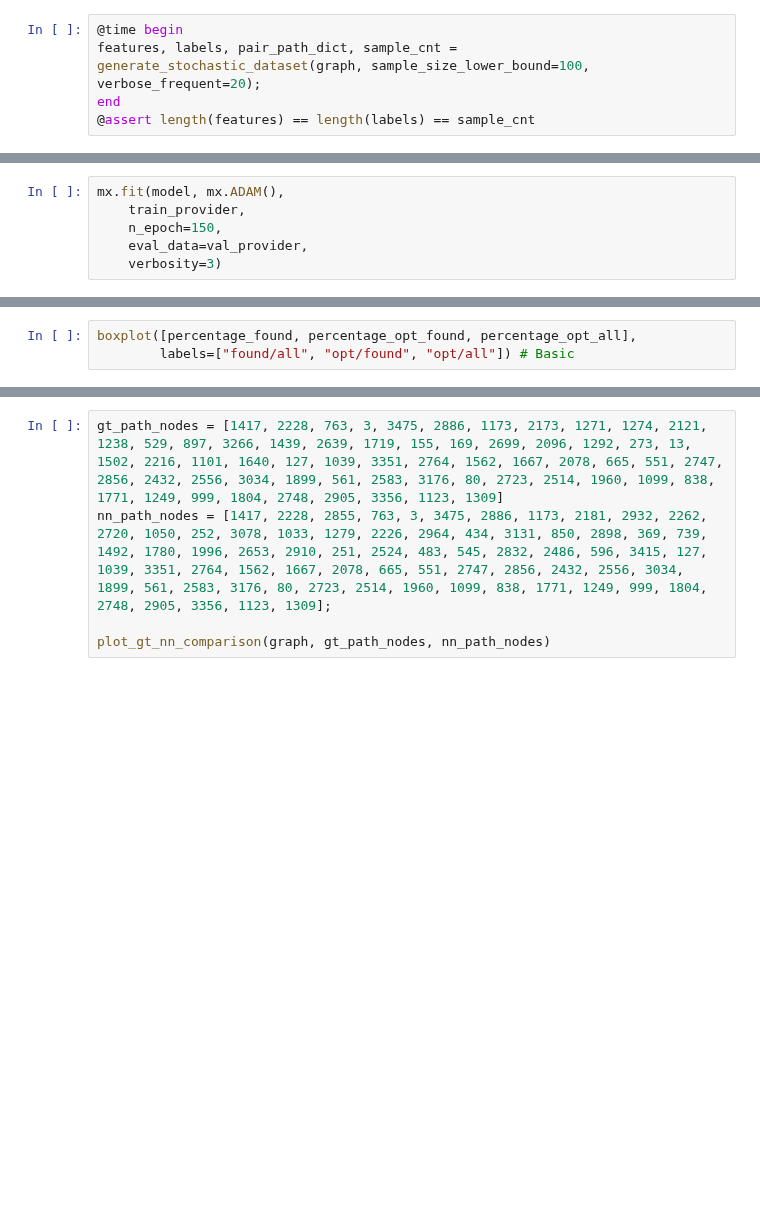
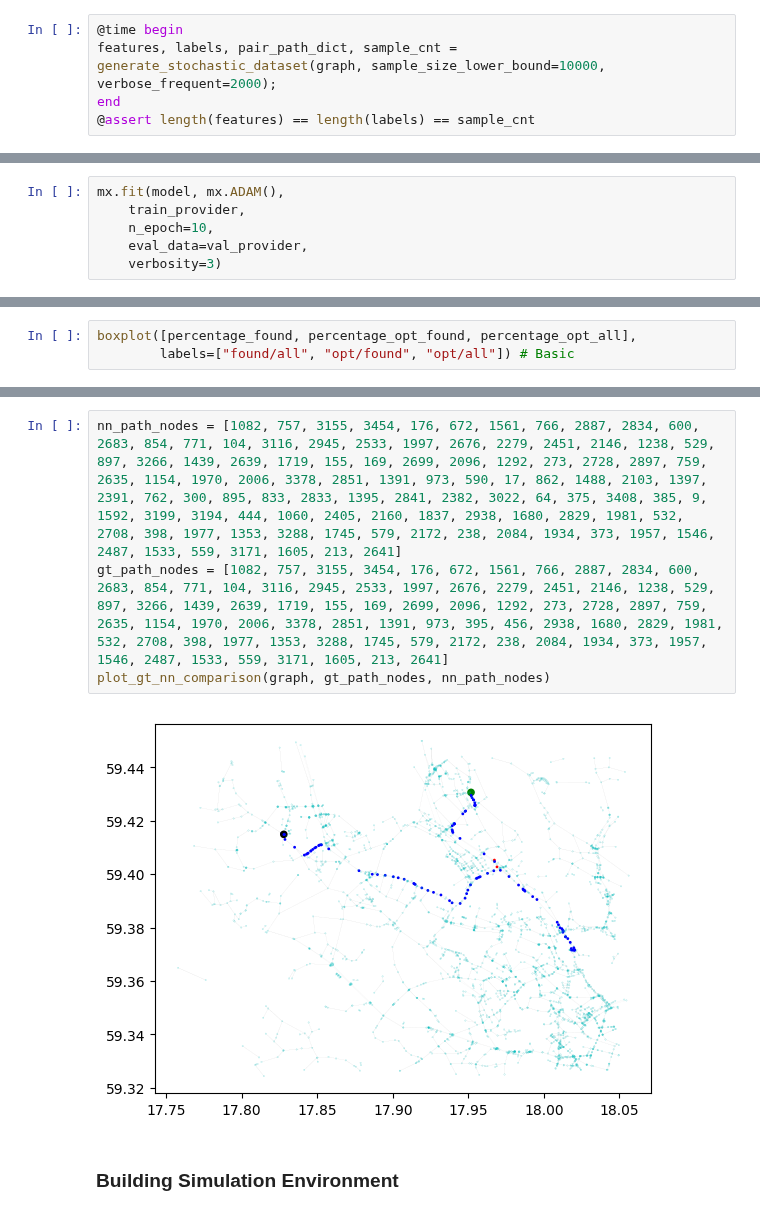
Before and after one commit to zhoutianyu16tue/PathFinder, a Jupyter notebook: julia_nb/osm/julia_dijkstra_path_finder.ipynb, the cells around one changed output, grey strips where cells are left out. Drawn from its saved outputs; the diff is of its cells as text; blank space fills up the shorter version.

Commit message:
building sim env

```diff
--- a/julia_nb/osm/julia_dijkstra_path_finder.ipynb
+++ b/julia_nb/osm/julia_dijkstra_path_finder.ipynb
@@ -245,7 +229,7 @@ end
 generate_stochastic_dataset (generic function with 1 method)
 # %%
 @time begin
-features, labels, pair_path_dict, sample_cnt = generate_stochastic_dataset(graph, sample_size_lower_bound=100, verbose_frequent=20);
+features, labels, pair_path_dict, sample_cnt = generate_stochastic_dataset(graph, sample_size_lower_bound=10000, verbose_frequent=2000);
 end
 @assert length(features) == length(labels) == sample_cnt
 # %% [output]
@@ -369,7 +359,7 @@ model = build_model(mx.gpu())
 # %%
 mx.fit(model, mx.ADAM(),
     train_provider,
-    n_epoch=150,
+    n_epoch=10,
     eval_data=val_provider,
     verbosity=3)
 # %%
@@ -599,5 +603,8 @@ end
-# %%
-gt_path_nodes = [1417, 2228, 763, 3, 3475, 2886, 1173, 2173, 1271, 1274, 2121, 1238, 529, 897, 3266, 1439, 2639, 1719, 155, 169, 2699, 2096, 1292, 273, 13, 1502, 2216, 1101, 1640, 127, 1039, 3351, 2764, 1562, 1667, 2078, 665, 551, 2747, 2856, 2432, 2556, 3034, 1899, 561, 2583, 3176, 80, 2723, 2514, 1960, 1099, 838, 1771, 1249, 999, 1804, 2748, 2905, 3356, 1123, 1309]
-nn_path_nodes = [1417, 2228, 2855, 763, 3, 3475, 2886, 1173, 2181, 2932, 2262, 2720, 1050, 252, 3078, 1033, 1279, 2226, 2964, 434, 3131, 850, 2898, 369, 739, 1492, 1780, 1996, 2653, 2910, 251, 2524, 483, 545, 2832, 2486, 596, 3415, 127, 1039, 3351, 2764, 1562, 1667, 2078, 665, 551, 2747, 2856, 2432, 2556, 3034, 1899, 561, 2583, 3176, 80, 2723, 2514, 1960, 1099, 838, 1771, 1249, 999, 1804, 2748, 2905, 3356, 1123, 1309];
-
-plot_gt_nn_comparison(graph, gt_path_nodes, nn_path_nodes)
+# %%
+nn_path_nodes = [1082, 757, 3155, 3454, 176, 672, 1561, 766, 2887, 2834, 600, 2683, 854, 771, 104, 3116, 2945, 2533, 1997, 2676, 2279, 2451, 2146, 1238, 529, 897, 3266, 1439, 2639, 1719, 155, 169, 2699, 2096, 1292, 273, 2728, 2897, 759, 2635, 1154, 1970, 2006, 3378, 2851, 1391, 973, 590, 17, 862, 1488, 2103, 1397, 2391, 762, 300, 895, 833, 2833, 1395, 2841, 2382, 3022, 64, 375, 3408, 385, 9, 1592, 3199, 3194, 444, 1060, 2405, 2160, 1837, 2938, 1680, 2829, 1981, 532, 2708, 398, 1977, 1353, 3288, 1745, 579, 2172, 238, 2084, 1934, 373, 1957, 1546, 2487, 1533, 559, 3171, 1605, 213, 2641]
+gt_path_nodes = [1082, 757, 3155, 3454, 176, 672, 1561, 766, 2887, 2834, 600, 2683, 854, 771, 104, 3116, 2945, 2533, 1997, 2676, 2279, 2451, 2146, 1238, 529, 897, 3266, 1439, 2639, 1719, 155, 169, 2699, 2096, 1292, 273, 2728, 2897, 759, 2635, 1154, 1970, 2006, 3378, 2851, 1391, 973, 395, 456, 2938, 1680, 2829, 1981, 532, 2708, 398, 1977, 1353, 3288, 1745, 579, 2172, 238, 2084, 1934, 373, 1957, 1546, 2487, 1533, 559, 3171, 1605, 213, 2641]
+plot_gt_nn_comparison(graph, gt_path_nodes, nn_path_nodes)
+# %% [output]
+[figure, added]
+# %% [markdown]
+### Building Simulation Environment
```
Also changed, not shown: parts of 23 cells of this notebook.
